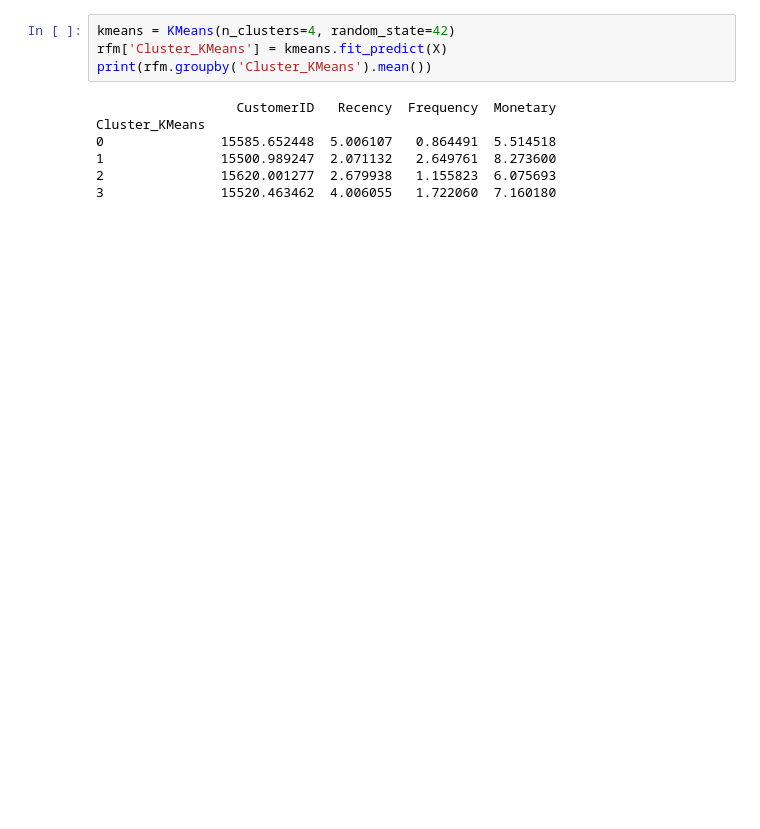
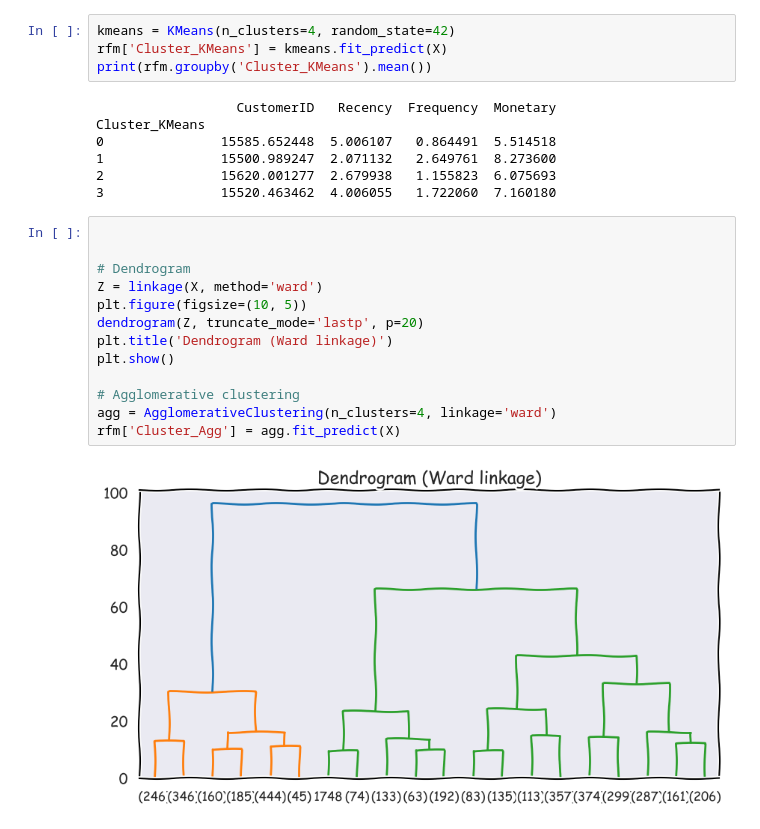
Before and after one commit to Thuvii/dataMining, a Jupyter notebook: project4/project4.ipynb, the cells around one changed output. Drawn from its saved outputs; the diff is of its cells as text; blank space fills up the shorter version.

```diff
--- a/project4/project4.ipynb
+++ b/project4/project4.ipynb
@@ -182,3 +203,18 @@ Cluster_KMeans
 1               15500.989247  2.071132   2.649761  8.273600
 2               15620.001277  2.679938   1.155823  6.075693
 3               15520.463462  4.006055   1.722060  7.160180
+# %%
+
+
+# Dendrogram
+Z = linkage(X, method='ward')
+plt.figure(figsize=(10, 5))
+dendrogram(Z, truncate_mode='lastp', p=20)
+plt.title('Dendrogram (Ward linkage)')
+plt.show()
+
+# Agglomerative clustering
+agg = AgglomerativeClustering(n_clusters=4, linkage='ward')
+rfm['Cluster_Agg'] = agg.fit_predict(X)
+# %% [output]
+[figure, added]
```
Also changed, not shown: parts of 9 cells of this notebook, 2 other files.
